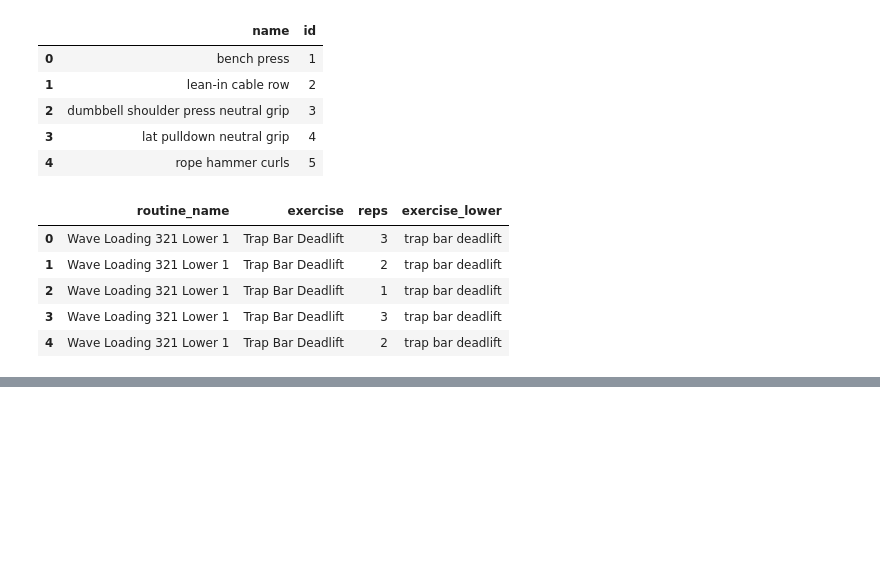
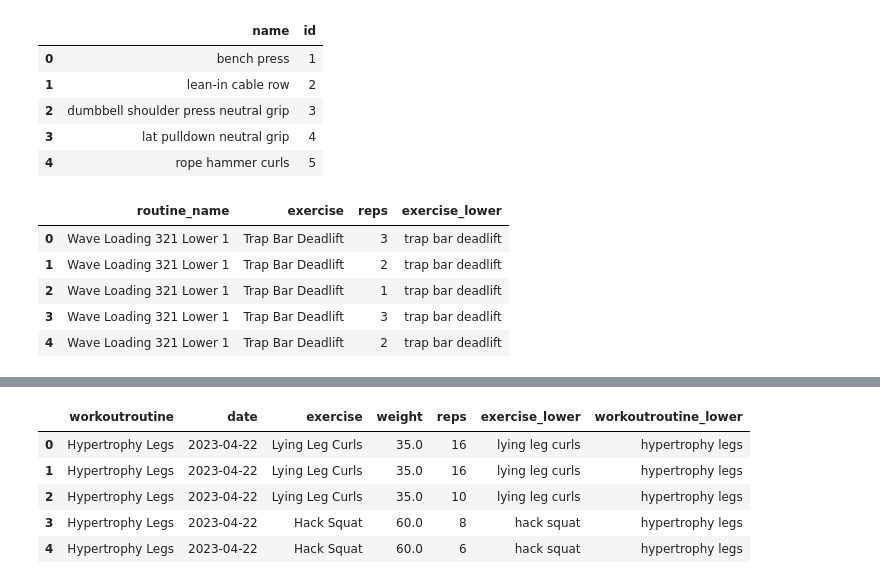
Before and after one commit to jordanbegg/pybenchmark, a Jupyter notebook: notebooks/setup.ipynb, the cells around one changed output, grey strips where cells are left out. Cells and saved outputs as stored; diff of their text form; code cells hidden in the pictures; blank space fills up the shorter version.

```diff
--- a/notebooks/setup.ipynb
+++ b/notebooks/setup.ipynb
@@ -197,0 +221,11 @@ exercises.to_dict(orient="records")
+# %%
+df["exercise_lower"] = df.exercise.str.lower()
+df["workoutroutine_lower"] = df.workoutroutine.str.lower()
+df.head()
+# %% [output]
+|  | workoutroutine | date | exercise | weight | reps | exercise_lower | workoutroutine_lower |
+| 0 | Hypertrophy Legs | 2023-04-22 | Lying Leg Curls | 35.0 | 16 | lying leg curls | hypertrophy legs |
+| 1 | Hypertrophy Legs | 2023-04-22 | Lying Leg Curls | 35.0 | 16 | lying leg curls | hypertrophy legs |
+| 2 | Hypertrophy Legs | 2023-04-22 | Lying Leg Curls | 35.0 | 10 | lying leg curls | hypertrophy legs |
+| 3 | Hypertrophy Legs | 2023-04-22 | Hack Squat | 60.0 | 8 | hack squat | hypertrophy legs |
+| 4 | Hypertrophy Legs | 2023-04-22 | Hack Squat | 60.0 | 6 | hack squat | hypertrophy legs |
```
Also changed, not shown: parts of 10 cells of this notebook, 5 other files.
